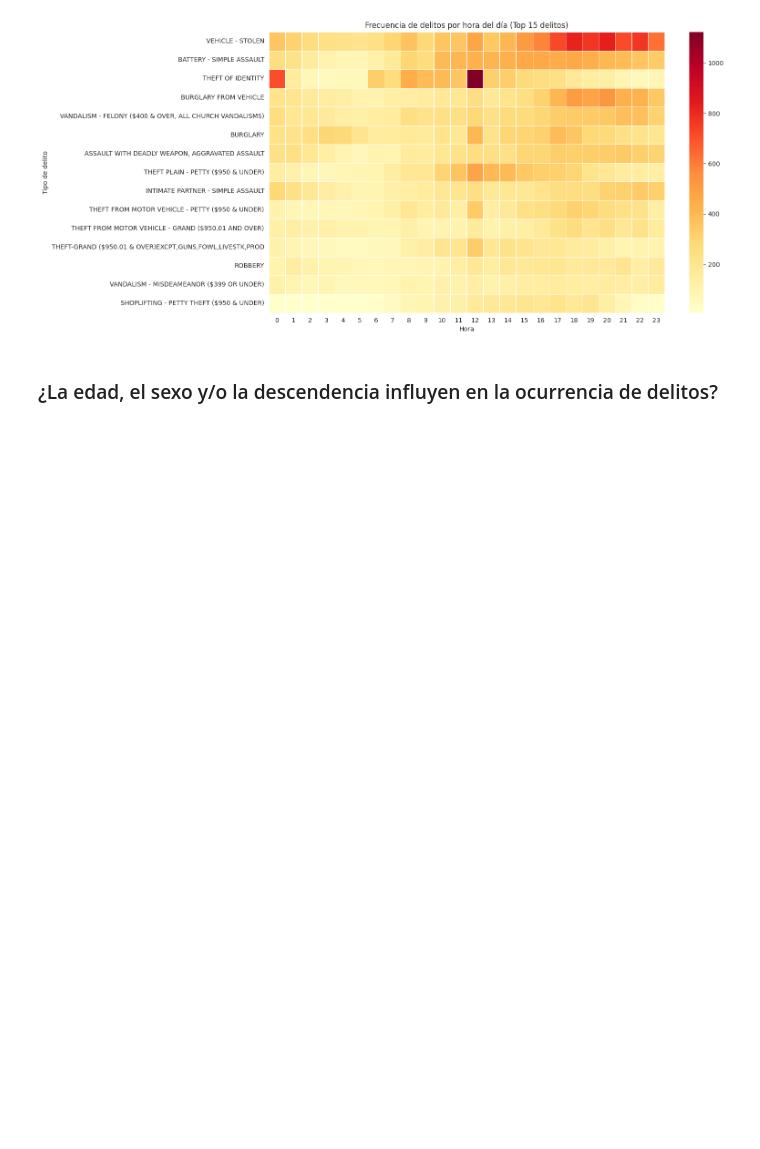
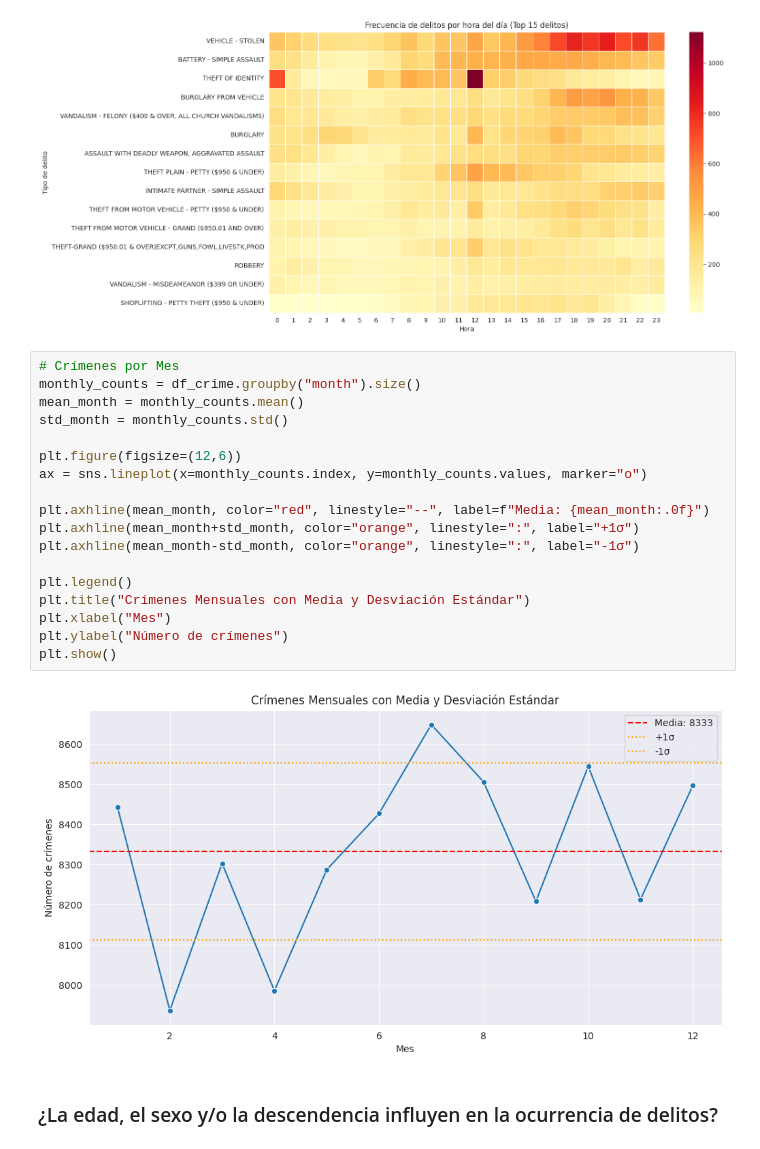
Before and after one commit to yub3r/CoderDataScience, a Jupyter notebook: ProyectoDS-Crime_Data_2020_24-Millan.ipynb, the cells around one changed output. Saved outputs shown, nothing was run; the diff lists cells and outputs as text; blank space fills up the shorter version.

```diff
--- a/ProyectoDS-Crime_Data_2020_24-Millan.ipynb
+++ b/ProyectoDS-Crime_Data_2020_24-Millan.ipynb
@@ -325,6 +325,26 @@ plt.ylabel("Tipo de delito")
 plt.show()
 # %% [output]
 [figure]
+# %%
+# Crímenes por Mes
+monthly_counts = df_crime.groupby("month").size()
+mean_month = monthly_counts.mean()
+std_month = monthly_counts.std()
+
+plt.figure(figsize=(12,6))
+ax = sns.lineplot(x=monthly_counts.index, y=monthly_counts.values, marker="o")
+
+plt.axhline(mean_month, color="red", linestyle="--", label=f"Media: {mean_month:.0f}")
+plt.axhline(mean_month+std_month, color="orange", linestyle=":", label="+1σ")
+plt.axhline(mean_month-std_month, color="orange", linestyle=":", label="-1σ")
+
+plt.legend()
+plt.title("Crímenes Mensuales con Media y Desviación Estándar")
+plt.xlabel("Mes")
+plt.ylabel("Número de crímenes")
+plt.show()
+# %% [output]
+[figure, added]
 # %% [markdown]
 ### ¿La edad, el sexo y/o la descendencia influyen en la ocurrencia de delitos?
 # %%
```
